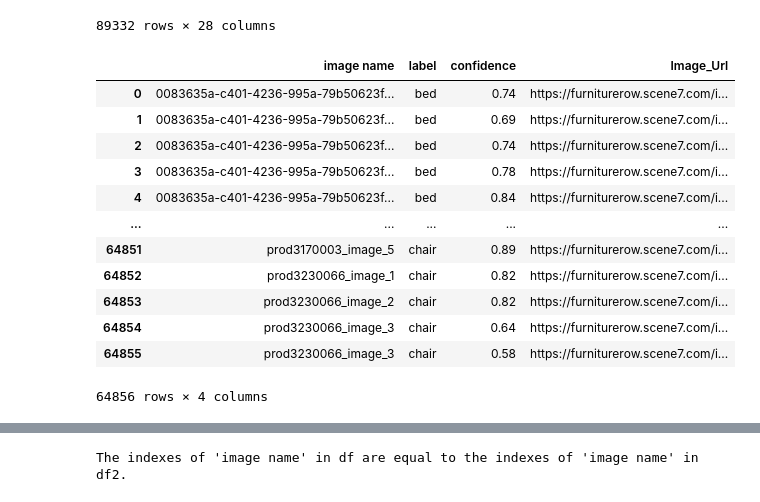
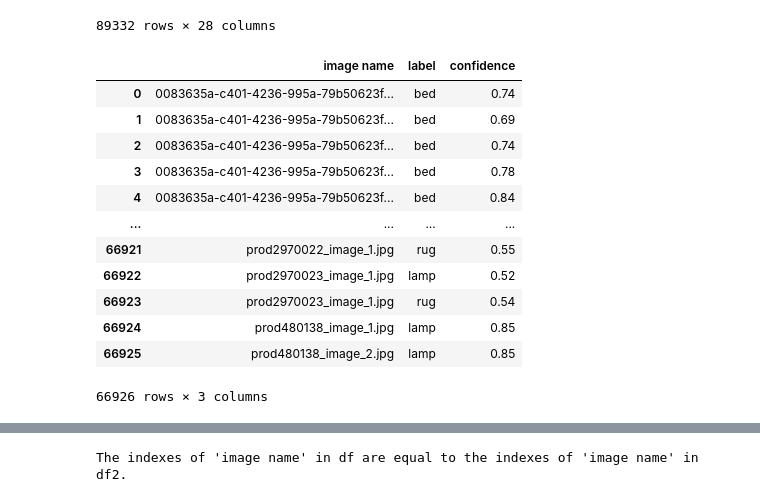
Before and after one commit to abdullahbh/image_mart_app, a Jupyter notebook: urls.ipynb, the cells around one changed output, grey strips where cells are left out. Saved outputs shown, nothing was run; the diff lists cells and outputs as text; code cells hidden in the pictures.

```diff
--- a/urls.ipynb
+++ b/urls.ipynb
@@ -17,22 +17,22 @@ df_main
 | 89331 | 201cb789-4198-488b-a5eb-4e7df0fb4bee | 784f55d5-aab4-49cf-bb7b-4301d4fd1589 | acton swivel barstool | BS-ALACGY30 | Acton 30" Swivel Barstool | dining | barstools | dining | ... |
 89332 rows × 28 columns
 # %%
-df = pd.read_csv('urls.csv')
+df = pd.read_csv('image_indexes_v2.csv')
 df
 # %% [output]
-|  | image name | label | confidence | Image_Url |
-| 0 | 0083635a-c401-4236-995a-79b50623f... | bed | 0.74 | https://furniturerow.scene7.com/i... |
-| 1 | 0083635a-c401-4236-995a-79b50623f... | bed | 0.69 | https://furniturerow.scene7.com/i... |
-| 2 | 0083635a-c401-4236-995a-79b50623f... | bed | 0.74 | https://furniturerow.scene7.com/i... |
-| 3 | 0083635a-c401-4236-995a-79b50623f... | bed | 0.78 | https://furniturerow.scene7.com/i... |
-| 4 | 0083635a-c401-4236-995a-79b50623f... | bed | 0.84 | https://furniturerow.scene7.com/i... |
-| ... | ... | ... | ... | ... |
-| 64851 | prod3170003_image_5 | chair | 0.89 | https://furniturerow.scene7.com/i... |
-| 64852 | prod3230066_image_1 | chair | 0.82 | https://furniturerow.scene7.com/i... |
-| 64853 | prod3230066_image_2 | chair | 0.82 | https://furniturerow.scene7.com/i... |
-| 64854 | prod3230066_image_3 | chair | 0.64 | https://furniturerow.scene7.com/i... |
-| 64855 | prod3230066_image_3 | chair | 0.58 | https://furniturerow.scene7.com/i... |
+|  | image name | label | confidence |
+| 0 | 0083635a-c401-4236-995a-79b50623f... | bed | 0.74 |
+| 1 | 0083635a-c401-4236-995a-79b50623f... | bed | 0.69 |
+| 2 | 0083635a-c401-4236-995a-79b50623f... | bed | 0.74 |
+| 3 | 0083635a-c401-4236-995a-79b50623f... | bed | 0.78 |
+| 4 | 0083635a-c401-4236-995a-79b50623f... | bed | 0.84 |
+| ... | ... | ... | ... |
+| 66921 | prod2970022_image_1.jpg | rug | 0.55 |
+| 66922 | prod2970023_image_1.jpg | lamp | 0.52 |
+| 66923 | prod2970023_image_1.jpg | rug | 0.54 |
+| 66924 | prod480138_image_1.jpg | lamp | 0.85 |
+| 66925 | prod480138_image_2.jpg | lamp | 0.85 |
-64856 rows × 4 columns
+66926 rows × 3 columns
 # %%
 # Assuming df_main is a DataFrame containing mapping between Product_id and Product_Name
 
```
Also changed, not shown: parts of 3 cells of this notebook, 8 other files.
